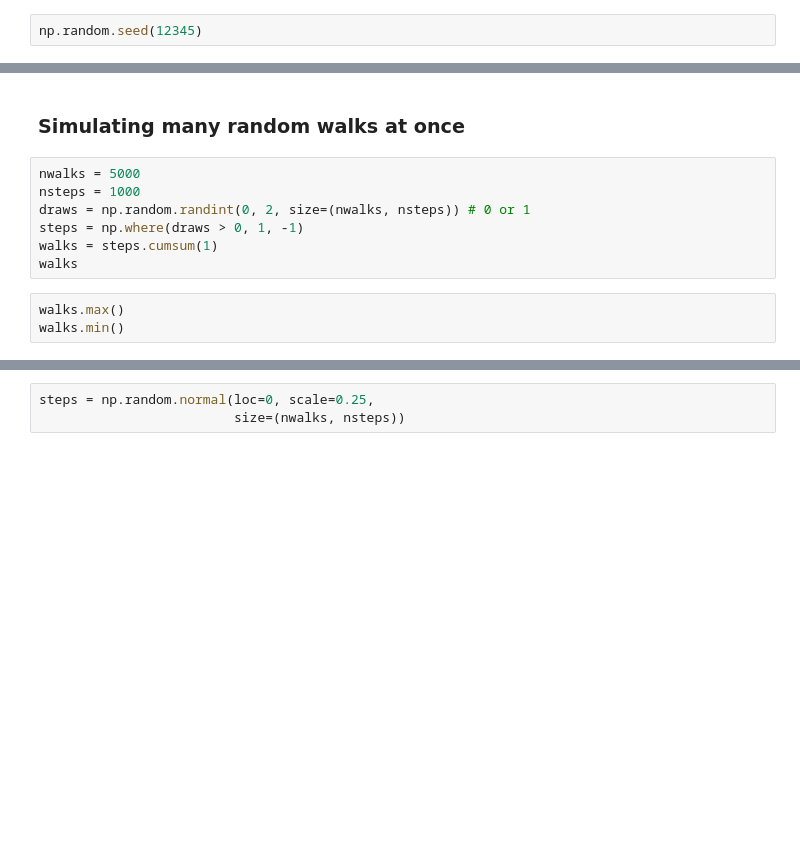
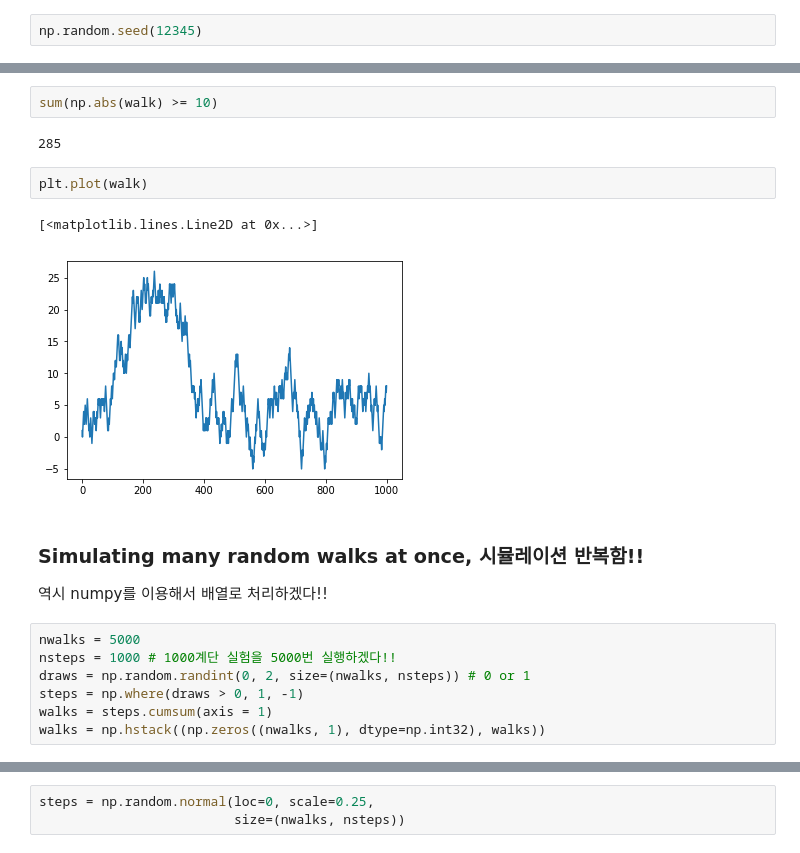
Before and after one commit to The-G/Python_for_DataAnalysis, a Jupyter notebook: ch04.ipynb, the cells around one changed output, grey strips where cells are left out. Saved outputs shown, nothing was run; the diff lists cells and outputs as text; blank space fills up the shorter version.

```diff
--- a/ch04.ipynb
+++ b/ch04.ipynb
@@ -991,12 +1327,19 @@ walk.max()
+# %%
+sum(np.abs(walk) >= 10)
+# %% [output]
+285
+# %%
+plt.plot(walk)
+# %% [output]
+[<matplotlib.lines.Line2D at 0x...>]
+[figure, added]
 # %% [markdown]
-### Simulating many random walks at once
+### Simulating many random walks at once, 시뮬레이션 반복함!!
+역시 numpy를 이용해서 배열로 처리하겠다!!
 # %%
 nwalks = 5000
-nsteps = 1000
+nsteps = 1000 # 1000계단 실험을 5000번 실행하겠다!!
 draws = np.random.randint(0, 2, size=(nwalks, nsteps)) # 0 or 1
 steps = np.where(draws > 0, 1, -1)
-walks = steps.cumsum(1)
-walks
+walks = steps.cumsum(axis = 1)
+walks = np.hstack((np.zeros((nwalks, 1), dtype=np.int32), walks))
-# %%
-walks.max()
-walks.min()
```
Also changed, not shown: parts of 97 cells of this notebook.
